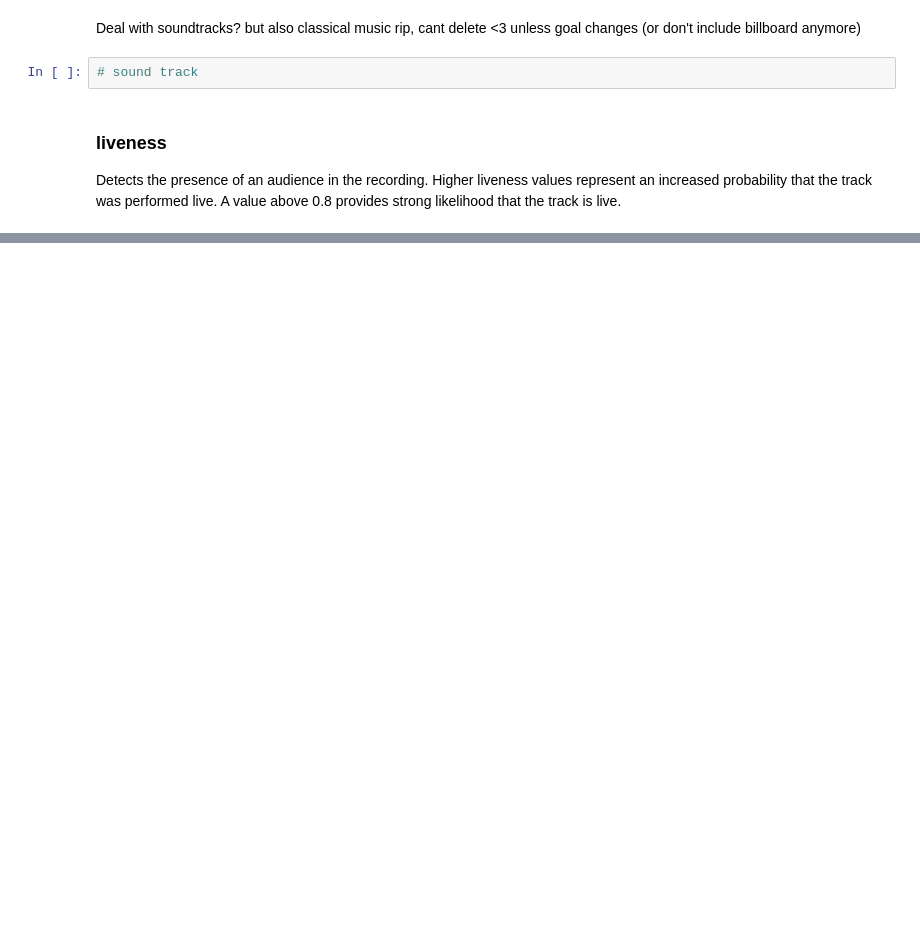
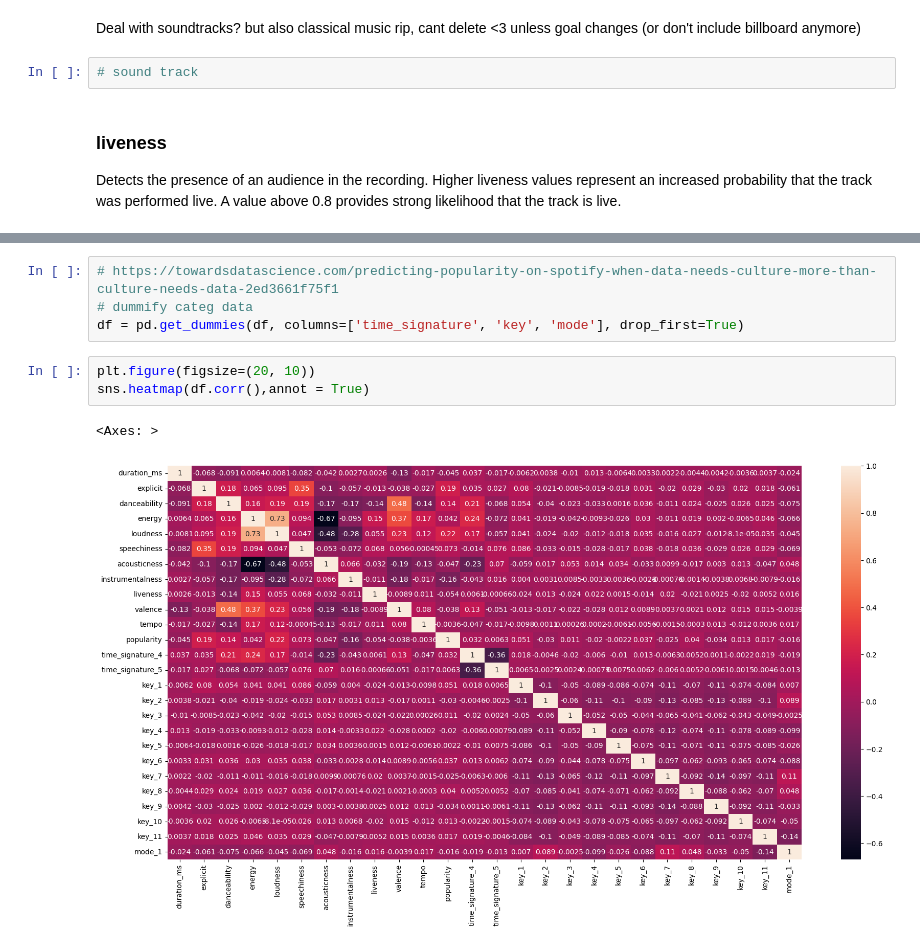
Before and after one commit to aria-51/dsw_tisabop, a Jupyter notebook: da_draftv1.ipynb, the cells around one changed output, grey strips where cells are left out. Saved outputs shown, nothing was run; the diff lists cells and outputs as text; blank space fills up the shorter version.

```diff
--- a/da_draftv1.ipynb
+++ b/da_draftv1.ipynb
@@ -730,0 +819,10 @@ df[df['liveness']>0.9]
+# %%
+# https://towardsdatascience.com/predicting-popularity-on-spotify-when-data-needs-culture-more-than-culture-needs-data-2ed3661f75f1
+# dummify categ data
+df = pd.get_dummies(df, columns=['time_signature', 'key', 'mode'], drop_first=True)
+# %%
+plt.figure(figsize=(20, 10))
+sns.heatmap(df.corr(),annot = True)
+# %% [output]
+<Axes: >
+[figure, added]
```
Also changed, not shown: parts of 64 cells of this notebook.
